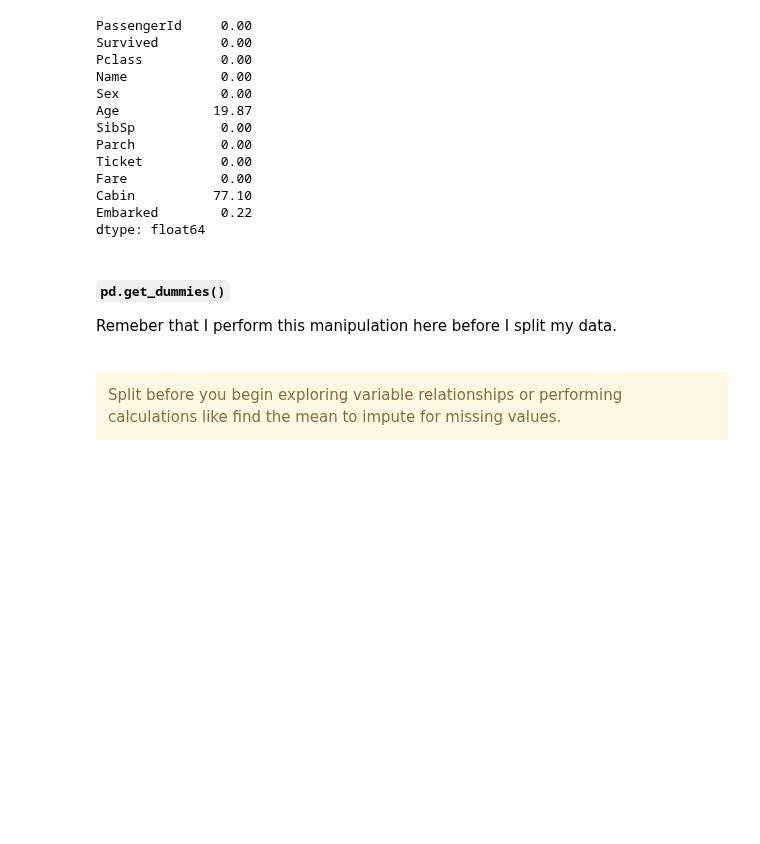
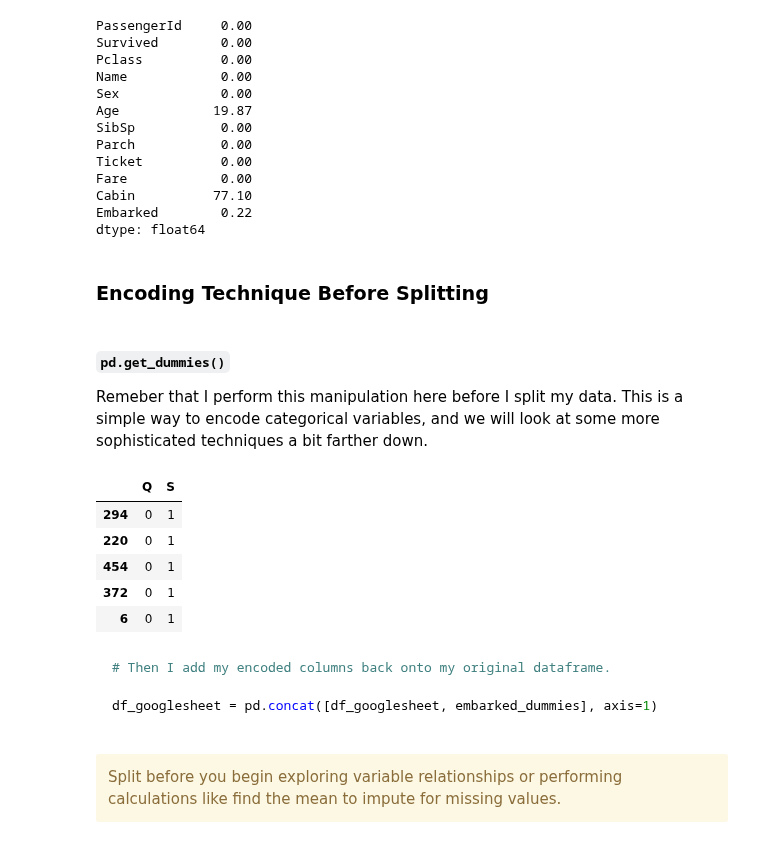
Before and after one commit to faithkane3/classification, a Jupyter notebook: classification_review.ipynb, the cells around one changed output. Saved outputs shown, nothing was run; the diff lists cells and outputs as text; code cells hidden in the pictures; blank space fills up the shorter version.

Commit message:
Commit lots of changes to update inputing and encoding for 3-way split.

````diff
--- a/classification_review.ipynb
+++ b/classification_review.ipynb
@@ -317,7 +325,9 @@ Fare            0.00
 Cabin          77.10
 Embarked        0.22
 dtype: float64
+# %% [markdown]
+### Encoding Technique Before Splitting
 # %% [markdown]
 #### `pd.get_dummies()`
 
-Remeber that I perform this manipulation here before I split my data.
+Remeber that I perform this manipulation here before I split my data. This is a simple way to encode categorical variables, and we will look at some more sophisticated techniques a bit farther down.
@@ -327,3 +334,21 @@ titanic_dummies.sample(5)
+# %%
+# First I create a new dataframe that holds my encoded columns.
+
+embarked_dummies = pd.get_dummies(df_googlesheet.Embarked, drop_first=True)
+embarked_dummies.sample(5)
+# %% [output]
+|  | Q | S |
+| 294 | 0 | 1 |
+| 220 | 0 | 1 |
+| 454 | 0 | 1 |
+| 372 | 0 | 1 |
+| 6 | 0 | 1 |
+# %% [markdown]
+```python
+# Then I add my encoded columns back onto my original dataframe.
+
+df_googlesheet = pd.concat([df_googlesheet, embarked_dummies], axis=1)
+```
 # %% [markdown]
 **<font color=red></font>**
 <div class="alert alert-block alert-warning">Split before you begin exploring variable relationships or performing calculations like find the mean to impute for missing values.</div>
````
Also changed, not shown: parts of 20 cells of this notebook.
